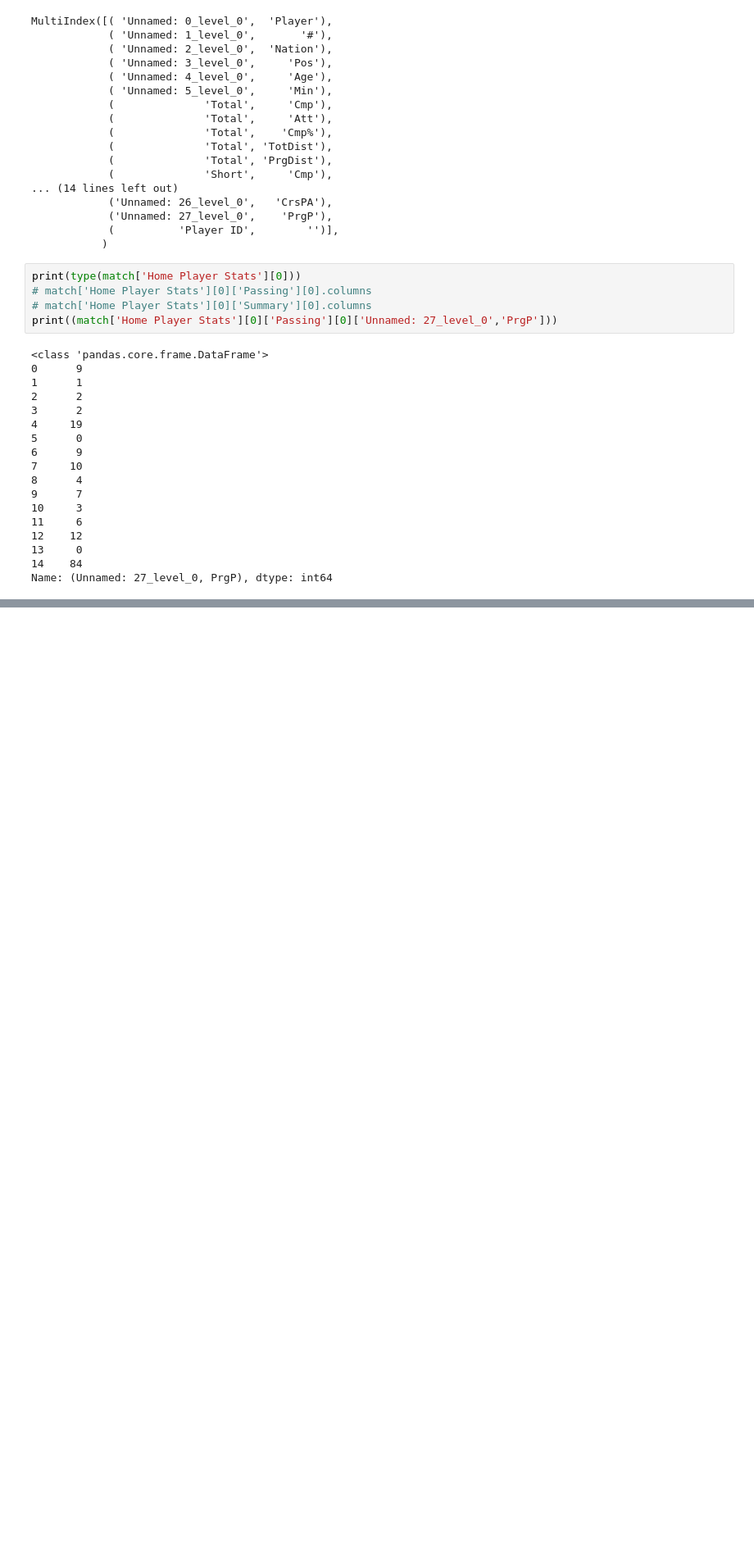
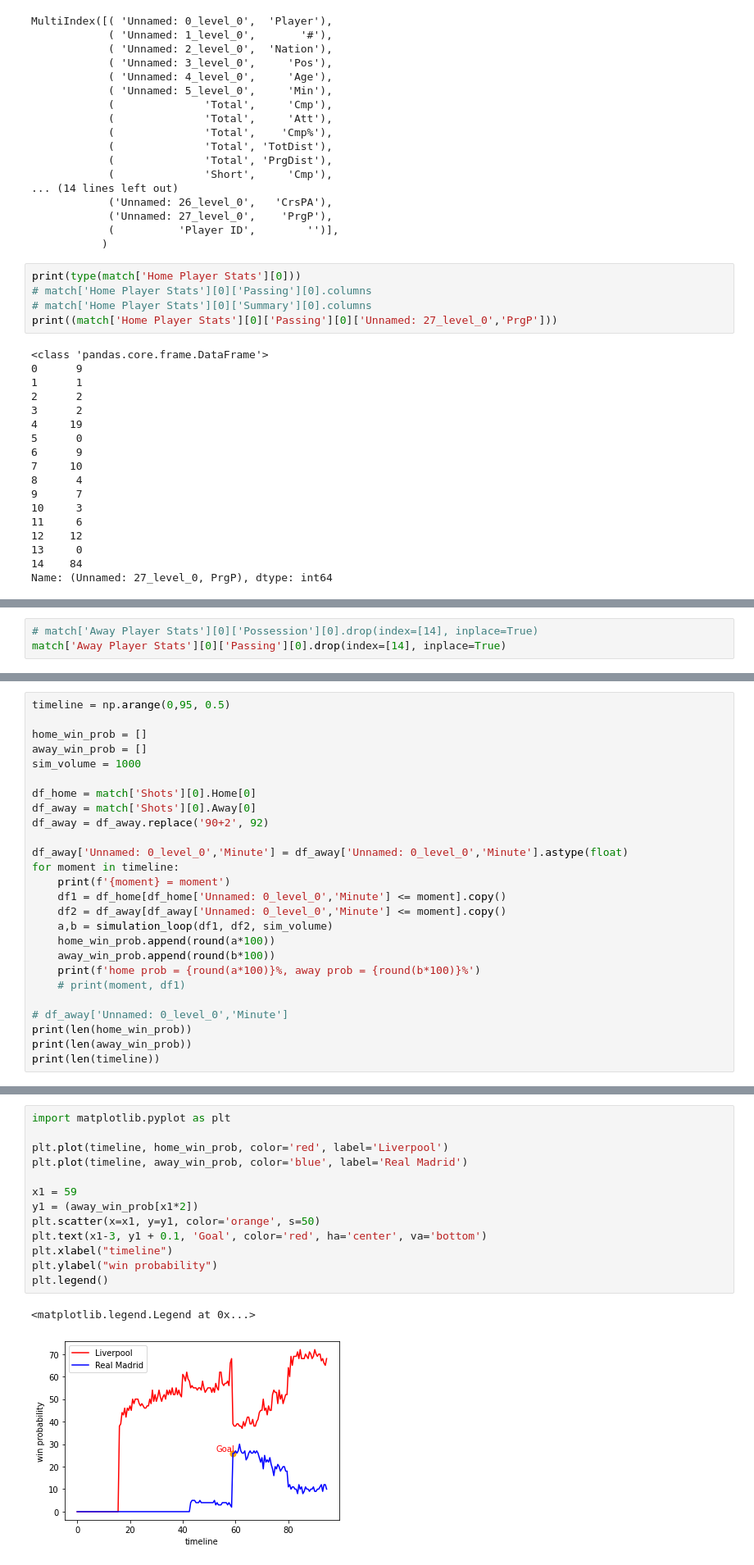
Before and after one commit to Football-Analytics-UCU/Liverpool, a Jupyter notebook: win_probability.ipynb, the cells around one changed output, grey strips where cells are left out. Shown at 82% size. Cells and saved outputs as stored; diff of their text form; blank space fills up the shorter version.

```diff
--- a/win_probability.ipynb
+++ b/win_probability.ipynb
@@ -236,0 +346,3 @@ df_home_PrgP
+# %%
+# match['Away Player Stats'][0]['Possession'][0].drop(index=[14], inplace=True)
+match['Away Player Stats'][0]['Passing'][0].drop(index=[14], inplace=True)
@@ -236,0 +551,26 @@ df_home_PrgP
+# %%
+timeline = np.arange(0,95, 0.5)
+
+home_win_prob = []
+away_win_prob = []
+sim_volume = 1000
+
+df_home = match['Shots'][0].Home[0]
+df_away = match['Shots'][0].Away[0]
+df_away = df_away.replace('90+2', 92)
+
+df_away['Unnamed: 0_level_0','Minute'] = df_away['Unnamed: 0_level_0','Minute'].astype(float)
+for moment in timeline:
+    print(f'{moment} = moment')
+    df1 = df_home[df_home['Unnamed: 0_level_0','Minute'] <= moment].copy()
+    df2 = df_away[df_away['Unnamed: 0_level_0','Minute'] <= moment].copy()
+    a,b = simulation_loop(df1, df2, sim_volume)
+    home_win_prob.append(round(a*100))
+    away_win_prob.append(round(b*100))
+    print(f'home prob = {round(a*100)}%, away prob = {round(b*100)}%')
+    # print(moment, df1)
+
+# df_away['Unnamed: 0_level_0','Minute']
+print(len(home_win_prob))
+print(len(away_win_prob))
+print(len(timeline))
@@ -236,0 +595,16 @@ df_home_PrgP
+# %%
+import matplotlib.pyplot as plt
+
+plt.plot(timeline, home_win_prob, color='red', label='Liverpool')
+plt.plot(timeline, away_win_prob, color='blue', label='Real Madrid')
+
+x1 = 59
+y1 = (away_win_prob[x1*2])
+plt.scatter(x=x1, y=y1, color='orange', s=50)
+plt.text(x1-3, y1 + 0.1, 'Goal', color='red', ha='center', va='bottom')
+plt.xlabel("timeline")
+plt.ylabel("win probability")
+plt.legend()
+# %% [output]
+<matplotlib.legend.Legend at 0x...>
+[figure, added]
```
Also changed, not shown: parts of 28 cells of this notebook, 4 other files.
